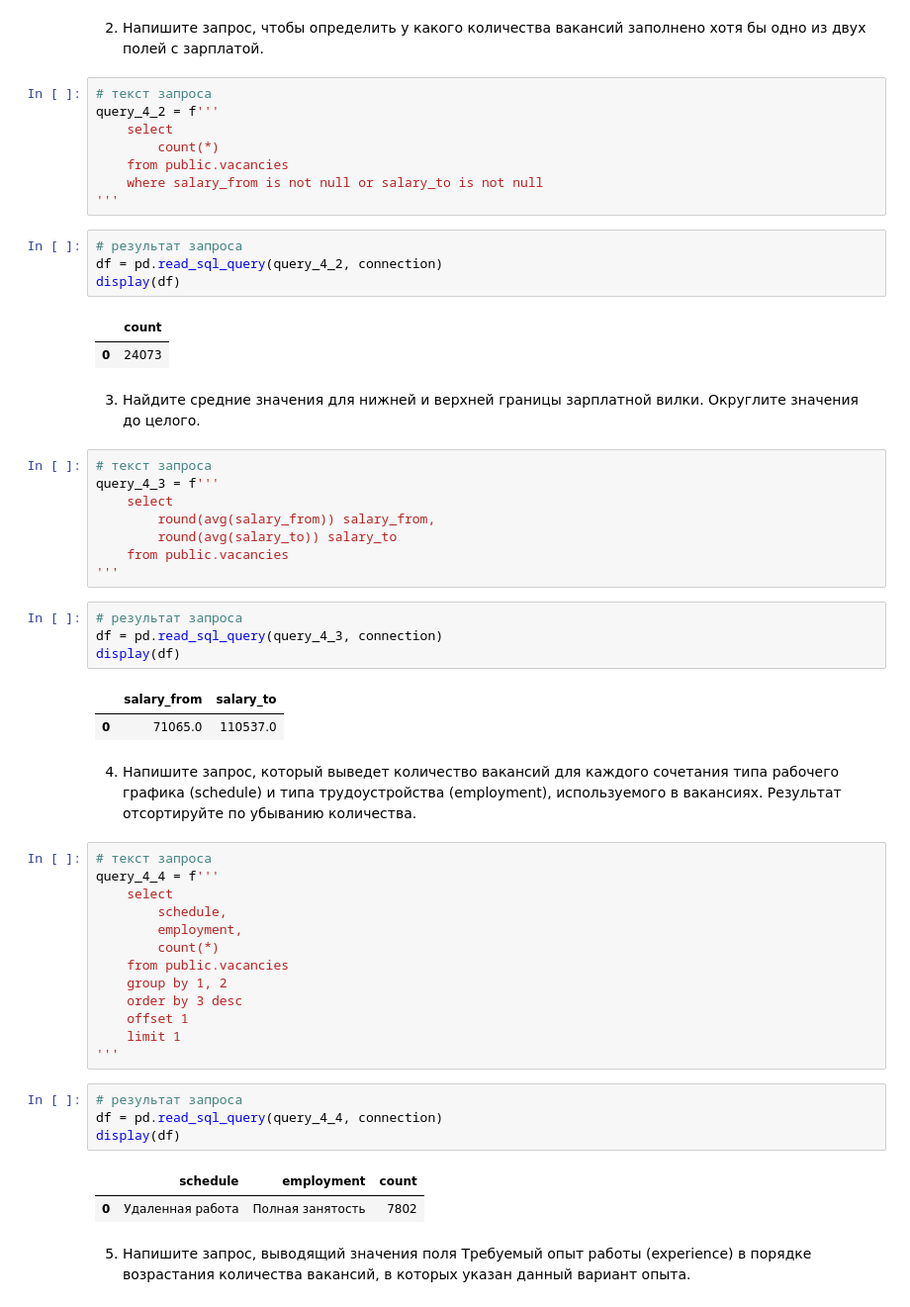
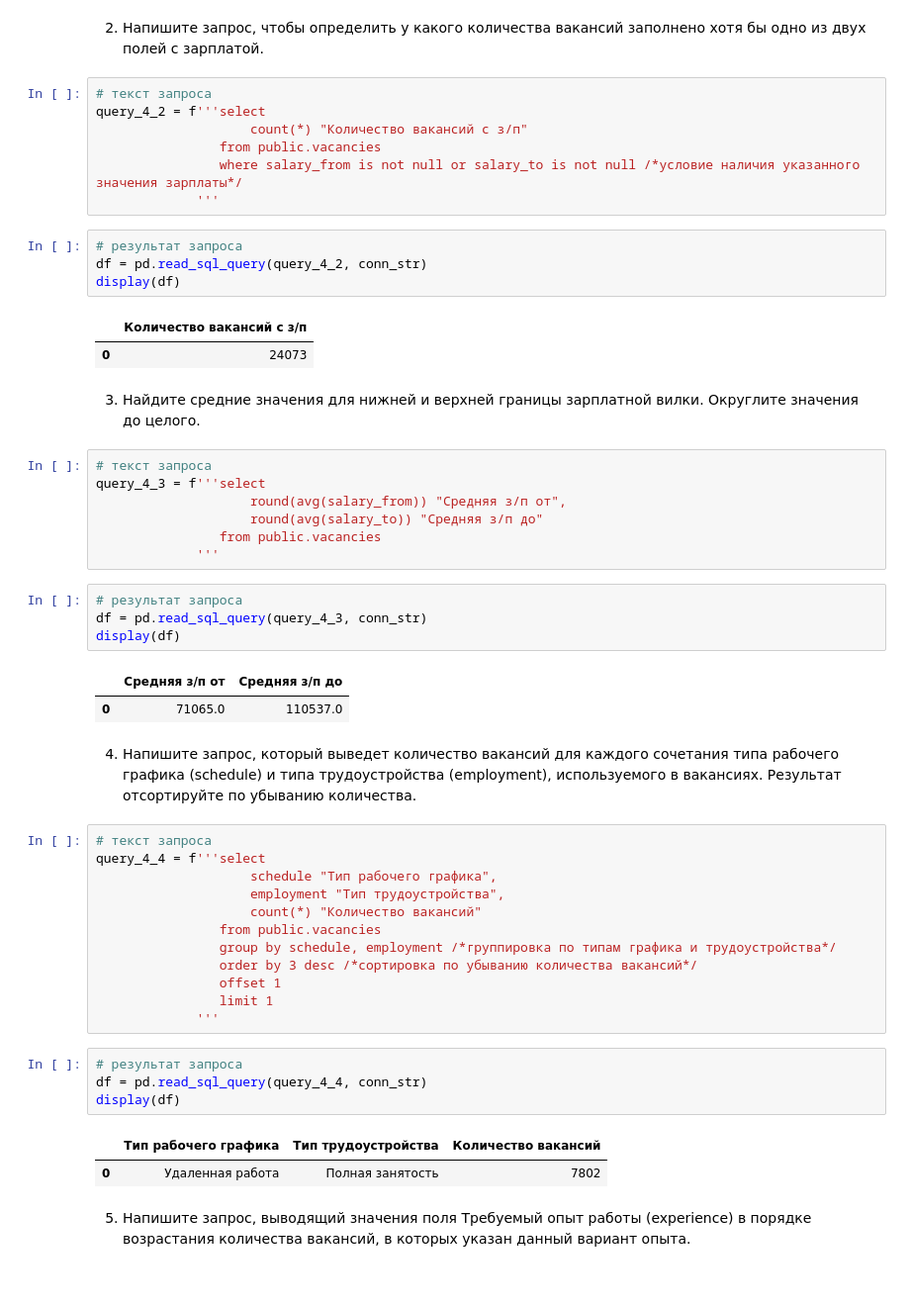
Before and after one commit to kos-kazakov/sf_data_science, a Jupyter notebook: Skillfactory DS/PROJECT-2/Project_2. HeadHunter vacanies analysis.ipynb, the cells around one changed output. Shown: that part at 99% size. Cells and saved outputs as stored; diff of their text form.

```diff
--- a/Skillfactory DS/PROJECT-2/Project_2. HeadHunter vacanies analysis.ipynb
+++ b/Skillfactory DS/PROJECT-2/Project_2. HeadHunter vacanies analysis.ipynb
@@ -126,57 +119,54 @@ display(df)
 2. Напишите запрос, чтобы определить у какого количества вакансий заполнено хотя бы одно из двух полей с зарплатой.
 # %%
 # текст запроса
-query_4_2 = f'''
-    select
-        count(*)
-    from public.vacancies
-    where salary_from is not null or salary_to is not null
-'''
+query_4_2 = f'''select
+                    count(*) "Количество вакансий с з/п"
+                from public.vacancies
+                where salary_from is not null or salary_to is not null /*условие наличия указанного значения зарплаты*/
+             '''
 # %%
 # результат запроса
-df = pd.read_sql_query(query_4_2, connection)
+df = pd.read_sql_query(query_4_2, conn_str)
 display(df)
 # %% [output]
-|  | count |
+|  | Количество вакансий с з/п |
 | 0 | 24073 |
 # %% [markdown]
 3. Найдите средние значения для нижней и верхней границы зарплатной вилки. Округлите значения до целого.
 # %%
 # текст запроса
-query_4_3 = f'''
-    select
-        round(avg(salary_from)) salary_from,
-        round(avg(salary_to)) salary_to
-    from public.vacancies
-'''
+query_4_3 = f'''select
+                    round(avg(salary_from)) "Средняя з/п от",
+                    round(avg(salary_to)) "Средняя з/п до"
+                from public.vacancies
+             '''
 # %%
 # результат запроса
-df = pd.read_sql_query(query_4_3, connection)
+df = pd.read_sql_query(query_4_3, conn_str)
 display(df)
 # %% [output]
-|  | salary_from | salary_to |
+|  | Средняя з/п от | Средняя з/п до |
 | 0 | 71065.0 | 110537.0 |
 # %% [markdown]
 4. Напишите запрос, который выведет количество вакансий для каждого сочетания типа рабочего графика (schedule) и типа трудоустройства (employment), используемого в вакансиях. Результат отсортируйте по убыванию количества.
 # %%
 # текст запроса
-query_4_4 = f'''
-    select
-        schedule,
-        employment,
-        count(*)
-    from public.vacancies
-    group by 1, 2
-    order by 3 desc
-    offset 1
-    limit 1
-'''
+query_4_4 = f'''select
+                    schedule "Тип рабочего графика",
+                    employment "Тип трудоустройства",
+                    count(*) "Количество вакансий"
+                from public.vacancies
+                group by schedule, employment /*группировка по типам графика и трудоустройства*/
+                order by 3 desc /*сортировка по убыванию количества вакансий*/
+                offset 1
+                limit 1
+             '''
 # %%
 # результат запроса
-df = pd.read_sql_query(query_4_4, connection)
+df = pd.read_sql_query(query_4_4, conn_str)
 display(df)
 # %% [output]
-|  | schedule | employment | count |
+|  | Тип рабочего графика | Тип трудоустройства | Количество вакансий |
 | 0 | Удаленная работа | Полная занятость | 7802 |
 # %% [markdown]
 5. Напишите запрос, выводящий значения поля Требуемый опыт работы (experience) в порядке возрастания количества вакансий, в которых указан данный вариант опыта.
```
Also changed, not shown: parts of 37 cells of this notebook.
